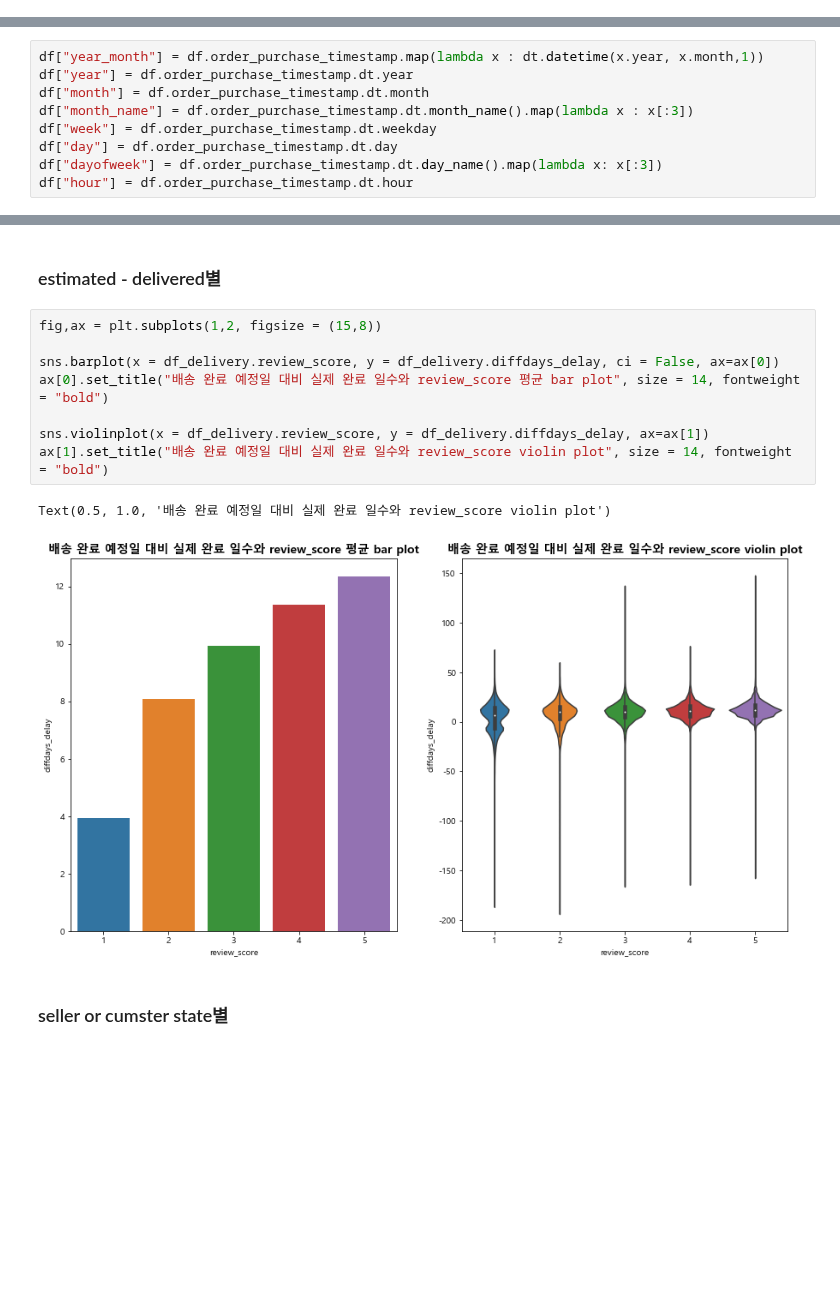
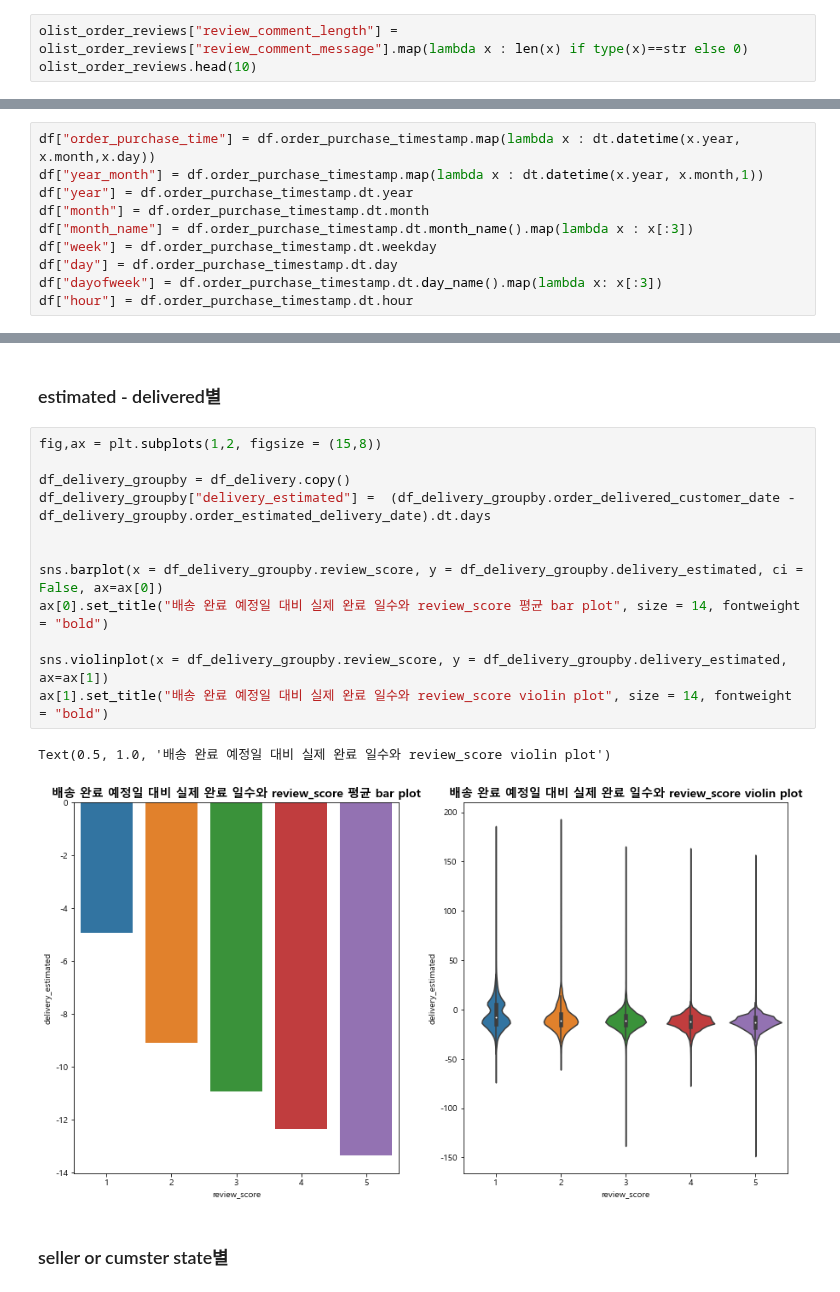
Before and after one commit to changyong93/project_Brazilian-E-Commerce-Public-Dataset-by-Olist, a Jupyter notebook: preprocessing and feature engineering.ipynb, the cells around one changed output, grey strips where cells are left out. Drawn from its saved outputs; the diff is of its cells as text; blank space fills up the shorter version.

```diff
--- a/preprocessing and feature engineering.ipynb
+++ b/preprocessing and feature engineering.ipynb
@@ -336,0 +352,3 @@ olist_orders[olist_orders.order_id=="03c939fd7fd3b38f8485a0f95798f1f6"]
+# %%
+olist_order_reviews["review_comment_length"] = olist_order_reviews["review_comment_message"].map(lambda x : len(x) if type(x)==str else 0)
+olist_order_reviews.head(10)
@@ -474,6 +504,7 @@ df[date_type_cols] = df[date_type_cols].apply(pd.to_datetime)
 # %% [markdown]
 ## 시간대별 컬럼 생성
 # %%
+df["order_purchase_time"] = df.order_purchase_timestamp.map(lambda x : dt.datetime(x.year, x.month,x.day))
 df["year_month"] = df.order_purchase_timestamp.map(lambda x : dt.datetime(x.year, x.month,1))
 df["year"] = df.order_purchase_timestamp.dt.year
 df["month"] = df.order_purchase_timestamp.dt.month
@@ -996,14 +1035,18 @@ Text(0.5, 1.0, 'score_5')
 # %%
 fig,ax = plt.subplots(1,2, figsize = (15,8))
 
-sns.barplot(x = df_delivery.review_score, y = df_delivery.diffdays_delay, ci = False, ax=ax[0])
+df_delivery_groupby = df_delivery.copy()
+df_delivery_groupby["delivery_estimated"] =  (df_delivery_groupby.order_delivered_customer_date - df_delivery_groupby.order_estimated_delivery_date).dt.days
+
+
+sns.barplot(x = df_delivery_groupby.review_score, y = df_delivery_groupby.delivery_estimated, ci = False, ax=ax[0])
 ax[0].set_title("배송 완료 예정일 대비 실제 완료 일수와 review_score 평균 bar plot", size = 14, fontweight = "bold")
 
-sns.violinplot(x = df_delivery.review_score, y = df_delivery.diffdays_delay, ax=ax[1])
+sns.violinplot(x = df_delivery_groupby.review_score, y = df_delivery_groupby.delivery_estimated, ax=ax[1])
 ax[1].set_title("배송 완료 예정일 대비 실제 완료 일수와 review_score violin plot", size = 14, fontweight = "bold")
 # %% [output]
 Text(0.5, 1.0, '배송 완료 예정일 대비 실제 완료 일수와 review_score violin plot')
-[figure, old version]
+[figure, new version]
 # %% [markdown]
 ### seller or cumster state별
 # %%
```
Also changed, not shown: parts of 84 cells of this notebook.
